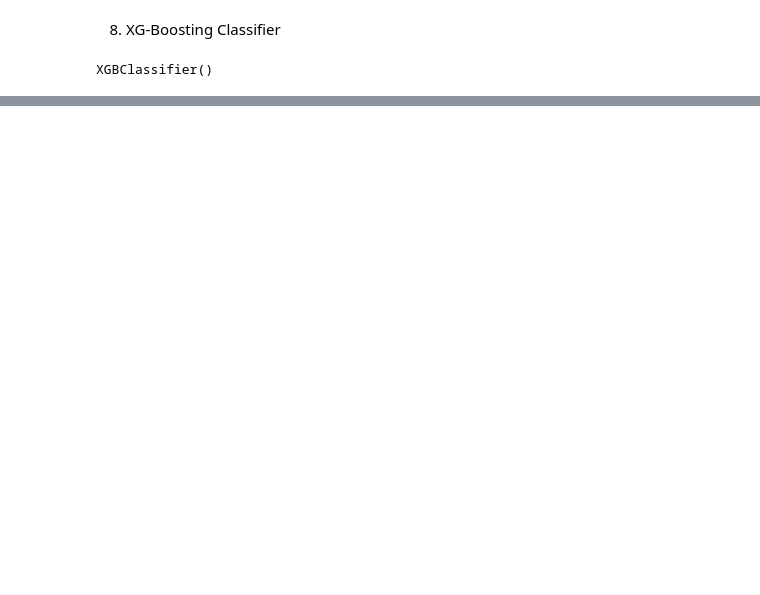
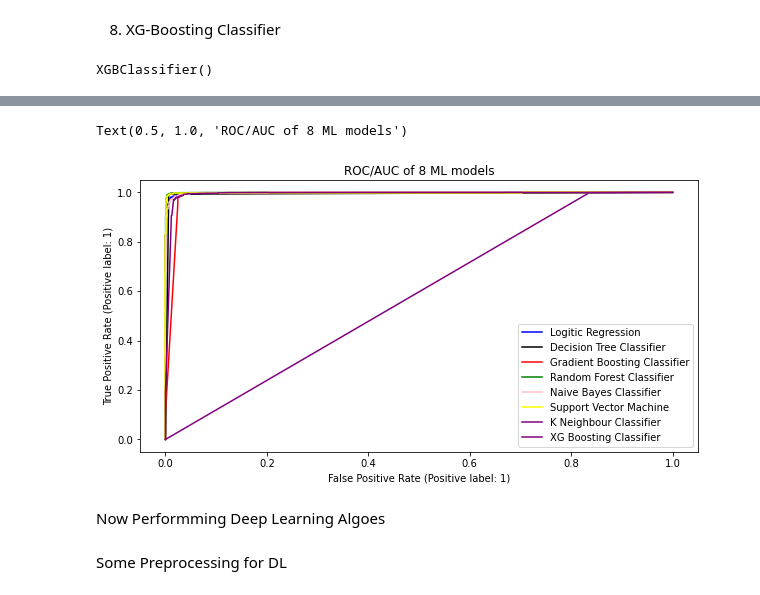
Before and after one commit to SUBHAM830/Fake-News-Detection, a Jupyter notebook: Fake_News_Detection_G22.ipynb, the cells around one changed output, grey strips where cells are left out. Saved outputs shown, nothing was run; the diff lists cells and outputs as text; code cells hidden in the pictures; blank space fills up the shorter version.

```diff
--- a/Fake_News_Detection_G22.ipynb
+++ b/Fake_News_Detection_G22.ipynb
@@ -154,15 +167,15 @@ X = vectorizer.transform(X)
 # %% [markdown]
 Split the dataset in Train Test form
 # %%
-X_train, X_test, Y_train, Y_test = train_test_split(X, Y, test_size = 0.2, stratify=Y, random_state=2)
+X_train, X_test, Y_train, Y_test = train_test_split(X, Y, test_size = 0.3, stratify=Y, random_state=2)
 # %% [markdown]
 Appliying Algoes
 1. Logistic Regression
 # %%
-model = LogisticRegression()
+LR = LogisticRegression()
 # %%
 # Fit the model
-model.fit(X_train, Y_train)
+LR.fit(X_train, Y_train)
 # %% [output]
 LogisticRegression()
 # %%
@@ -358,0 +439,24 @@ Accuracy score of the test data :  0.953125
+# %%
+# Plot ROC_AUC curve of 8 ML models
+
+from sklearn.metrics import roc_auc_score
+from sklearn.metrics import plot_roc_curve
+
+fig,ax=plt.subplots(figsize=(10,5))
+
+plot_roc_curve(LR, X_test, Y_test,ax=ax, color="blue",label='Logitic Regression')
+plot_roc_curve(DT, X_test, Y_test,ax=ax, color="black",label='Decision Tree Classifier')
+plot_roc_curve(GB, X_test, Y_test,ax=ax, color="red",label='Gradient Boosting Classifier')
+plot_roc_curve(RF, X_test, Y_test,ax=ax, color="green",label='Random Forest Classifier')
+plot_roc_curve(NB, X_test, Y_test,ax=ax, color="pink",label='Naive Bayes Classifier')
+plot_roc_curve(SV, X_test, Y_test,ax=ax, color="yellow",label='Support Vector Machine')
+plot_roc_curve(KN, X_test, Y_test,ax=ax, color="purple",label='K Neighbour Classifier')
+plot_roc_curve(XGB, X_test, Y_test,ax=ax, color="purple",label='XG Boosting Classifier')
+plt.title('ROC/AUC of 8 ML models')
+# %% [output]
+Text(0.5, 1.0, 'ROC/AUC of 8 ML models')
+[figure, added]
+# %% [markdown]
+Now Performming Deep Learning Algoes
+# %% [markdown]
+Some Preprocessing for DL
```
Also changed, not shown: parts of 64 cells of this notebook.
